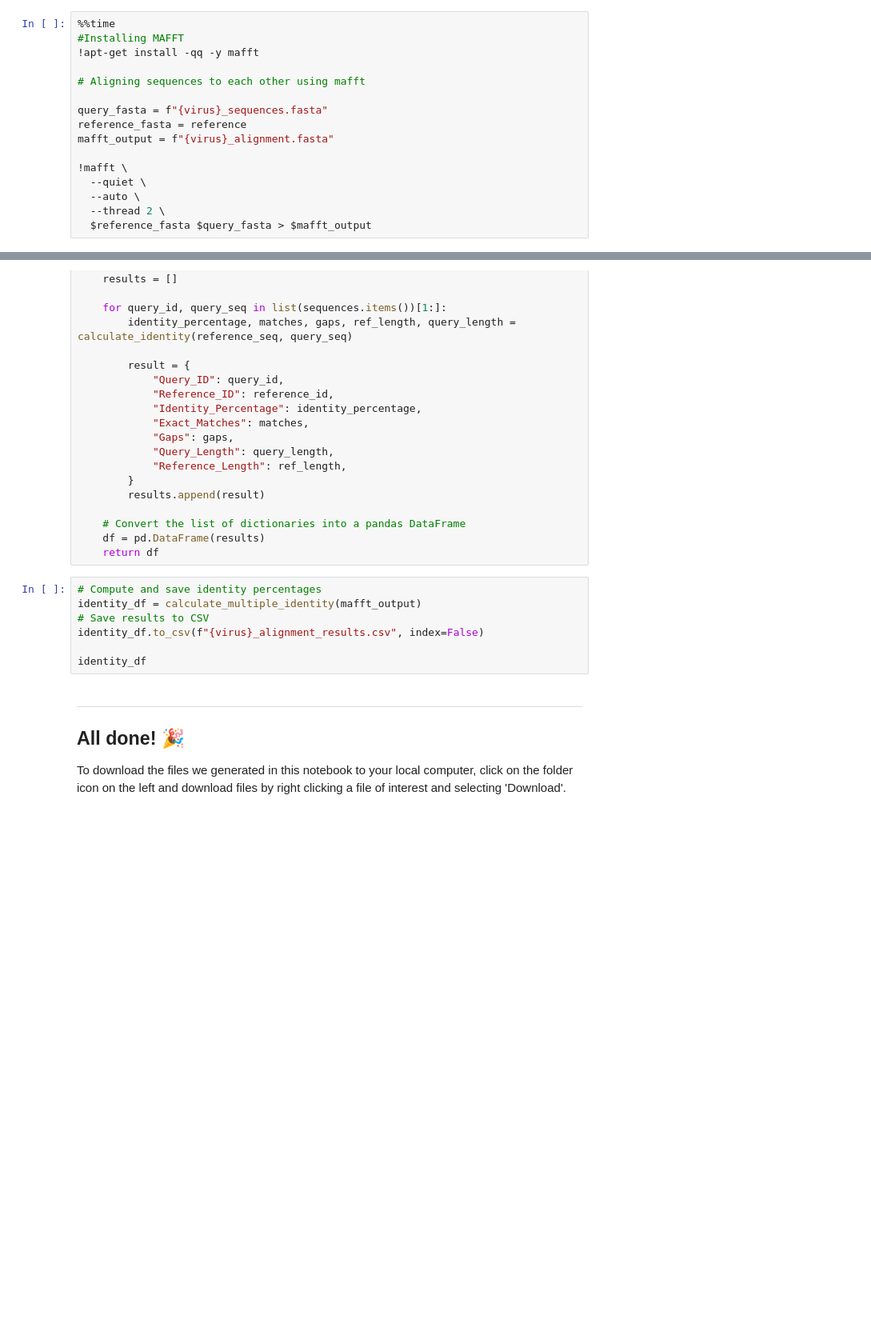
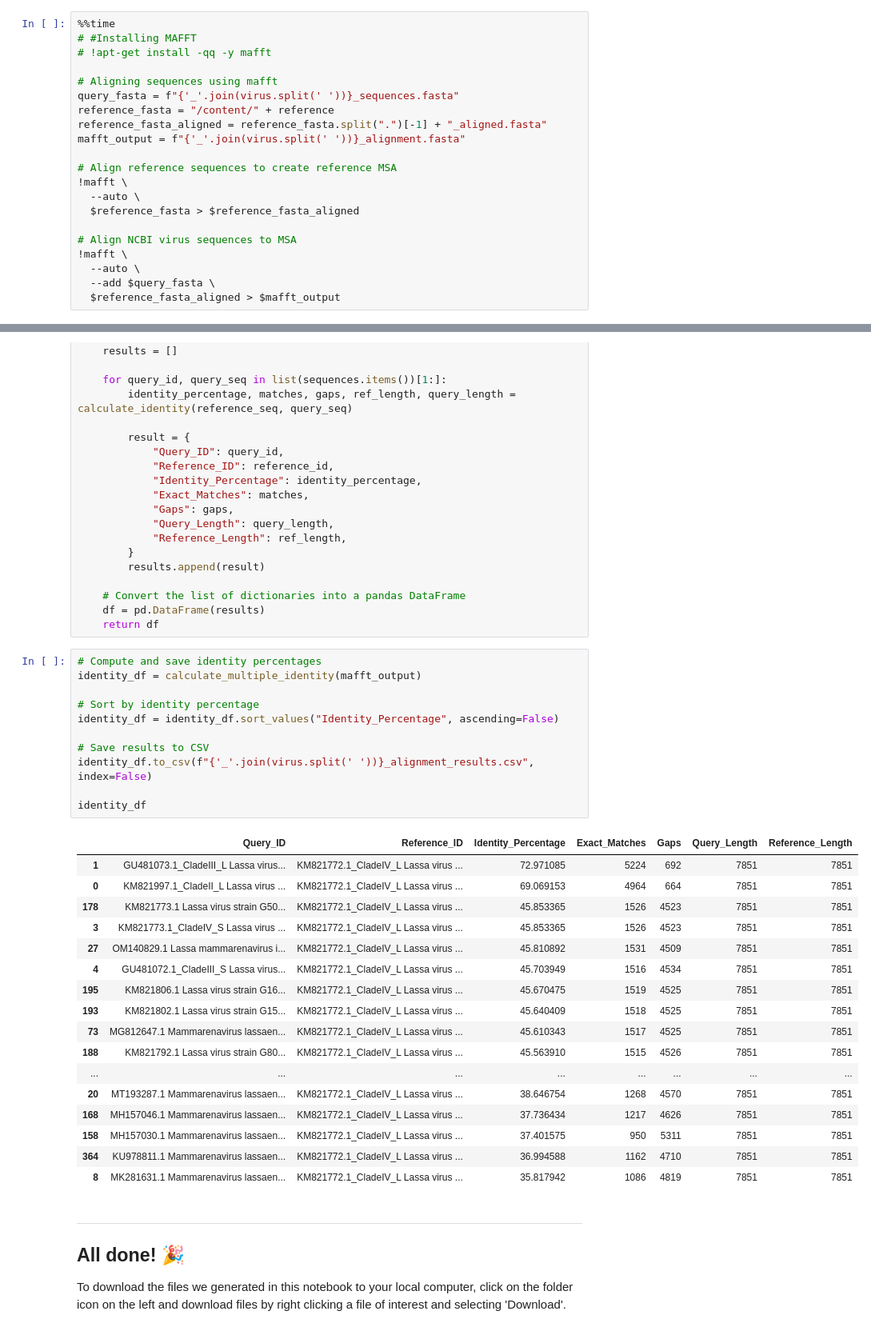
Before and after one commit to lauraluebbert/delphy_workflows, a Jupyter notebook: lassa_workflow_Nisha.ipynb, the cells around one changed output, grey strips where cells are left out. Shown at 80% size. Cells and saved outputs as stored; diff of their text form; blank space fills up the shorter version.

```diff
--- a/lassa_workflow_Nisha.ipynb
+++ b/lassa_workflow_Nisha.ipynb
@@ -111,17 +154,22 @@ ___
 NOTE: All of the code below will be wrapped into a new gget.mafft module, so the cells below will become one command: `gget.mafft(query_fasta, reference_fasta)`
 # %%
 %%time
-#Installing MAFFT
-!apt-get install -qq -y mafft
+# #Installing MAFFT
+# !apt-get install -qq -y mafft
 
-# Aligning sequences to each other using mafft
+# Aligning sequences using mafft
+query_fasta = f"{'_'.join(virus.split(' '))}_sequences.fasta"
+reference_fasta = "/content/" + reference
+reference_fasta_aligned = reference_fasta.split(".")[-1] + "_aligned.fasta"
+mafft_output = f"{'_'.join(virus.split(' '))}_alignment.fasta"
 
-query_fasta = f"{virus}_sequences.fasta"
-reference_fasta = reference
-mafft_output = f"{virus}_alignment.fasta"
+# Align reference sequences to create reference MSA
+!mafft \
+  --auto \
+  $reference_fasta > $reference_fasta_aligned
 
+# Align NCBI virus sequences to MSA
 !mafft \
-  --quiet \
   --auto \
-  --thread 2 \
-  $reference_fasta $query_fasta > $mafft_output
+  --add $query_fasta \
+  $reference_fasta_aligned > $mafft_output
@@ -198,10 +264,32 @@ def calculate_multiple_identity(alignment_file):
 # %%
 # Compute and save identity percentages
 identity_df = calculate_multiple_identity(mafft_output)
+
+# Sort by identity percentage
+identity_df = identity_df.sort_values("Identity_Percentage", ascending=False)
+
 # Save results to CSV
-identity_df.to_csv(f"{virus}_alignment_results.csv", index=False)
+identity_df.to_csv(f"{'_'.join(virus.split(' '))}_alignment_results.csv", index=False)
 
 identity_df
+# %% [output]
+|  | Query_ID | Reference_ID | Identity_Percentage | Exact_Matches | Gaps | Query_Length | Reference_Length |
+| 1 | GU481073.1_CladeIII_L Lassa virus... | KM821772.1_CladeIV_L Lassa virus ... | 72.971085 | 5224 | 692 | 7851 | 7851 |
+| 0 | KM821997.1_CladeII_L Lassa virus ... | KM821772.1_CladeIV_L Lassa virus ... | 69.069153 | 4964 | 664 | 7851 | 7851 |
+| 178 | KM821773.1 Lassa virus strain G50... | KM821772.1_CladeIV_L Lassa virus ... | 45.853365 | 1526 | 4523 | 7851 | 7851 |
+| 3 | KM821773.1_CladeIV_S Lassa virus ... | KM821772.1_CladeIV_L Lassa virus ... | 45.853365 | 1526 | 4523 | 7851 | 7851 |
+| 27 | OM140829.1 Lassa mammarenavirus i... | KM821772.1_CladeIV_L Lassa virus ... | 45.810892 | 1531 | 4509 | 7851 | 7851 |
+| 4 | GU481072.1_CladeIII_S Lassa virus... | KM821772.1_CladeIV_L Lassa virus ... | 45.703949 | 1516 | 4534 | 7851 | 7851 |
+| 195 | KM821806.1 Lassa virus strain G16... | KM821772.1_CladeIV_L Lassa virus ... | 45.670475 | 1519 | 4525 | 7851 | 7851 |
+| 193 | KM821802.1 Lassa virus strain G15... | KM821772.1_CladeIV_L Lassa virus ... | 45.640409 | 1518 | 4525 | 7851 | 7851 |
+| 73 | MG812647.1 Mammarenavirus lassaen... | KM821772.1_CladeIV_L Lassa virus ... | 45.610343 | 1517 | 4525 | 7851 | 7851 |
+| 188 | KM821792.1 Lassa virus strain G80... | KM821772.1_CladeIV_L Lassa virus ... | 45.563910 | 1515 | 4526 | 7851 | 7851 |
+| ... | ... | ... | ... | ... | ... | ... | ... |
+| 20 | MT193287.1 Mammarenavirus lassaen... | KM821772.1_CladeIV_L Lassa virus ... | 38.646754 | 1268 | 4570 | 7851 | 7851 |
+| 168 | MH157046.1 Mammarenavirus lassaen... | KM821772.1_CladeIV_L Lassa virus ... | 37.736434 | 1217 | 4626 | 7851 | 7851 |
+| 158 | MH157030.1 Mammarenavirus lassaen... | KM821772.1_CladeIV_L Lassa virus ... | 37.401575 | 950 | 5311 | 7851 | 7851 |
+| 364 | KU978811.1 Mammarenavirus lassaen... | KM821772.1_CladeIV_L Lassa virus ... | 36.994588 | 1162 | 4710 | 7851 | 7851 |
+| 8 | MK281631.1 Mammarenavirus lassaen... | KM821772.1_CladeIV_L Lassa virus ... | 35.817942 | 1086 | 4819 | 7851 | 7851 |
 # %% [markdown]
 ___
 
```
Also changed, not shown: parts of 10 cells of this notebook.
